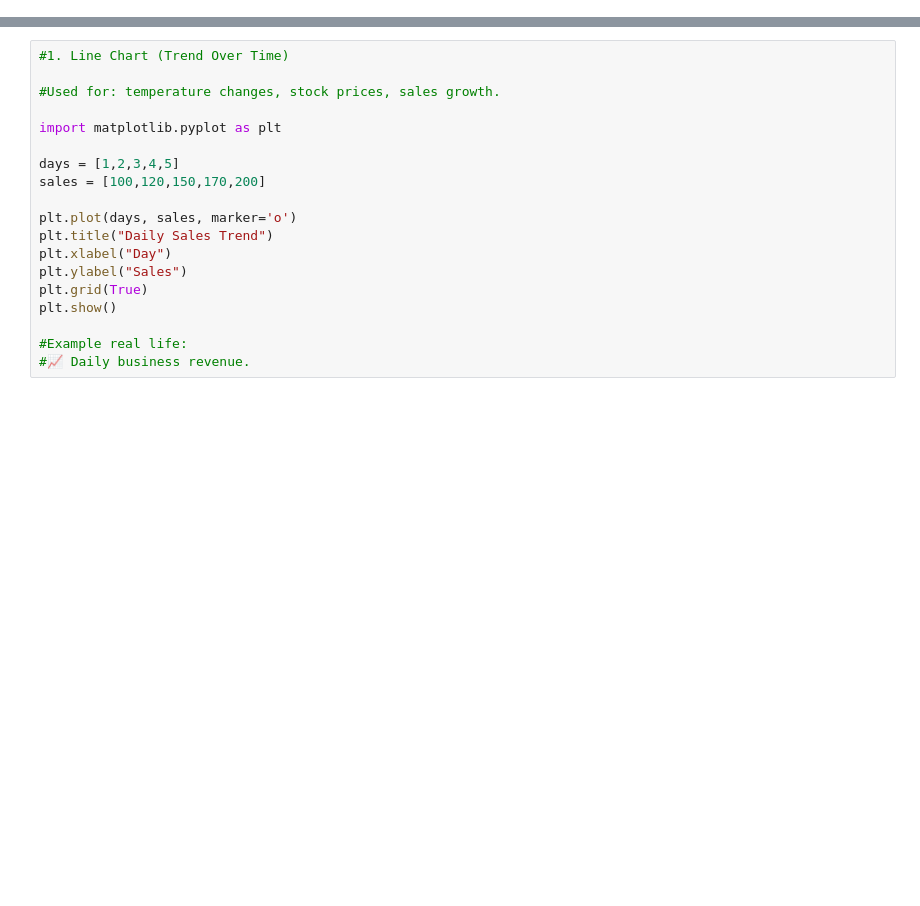
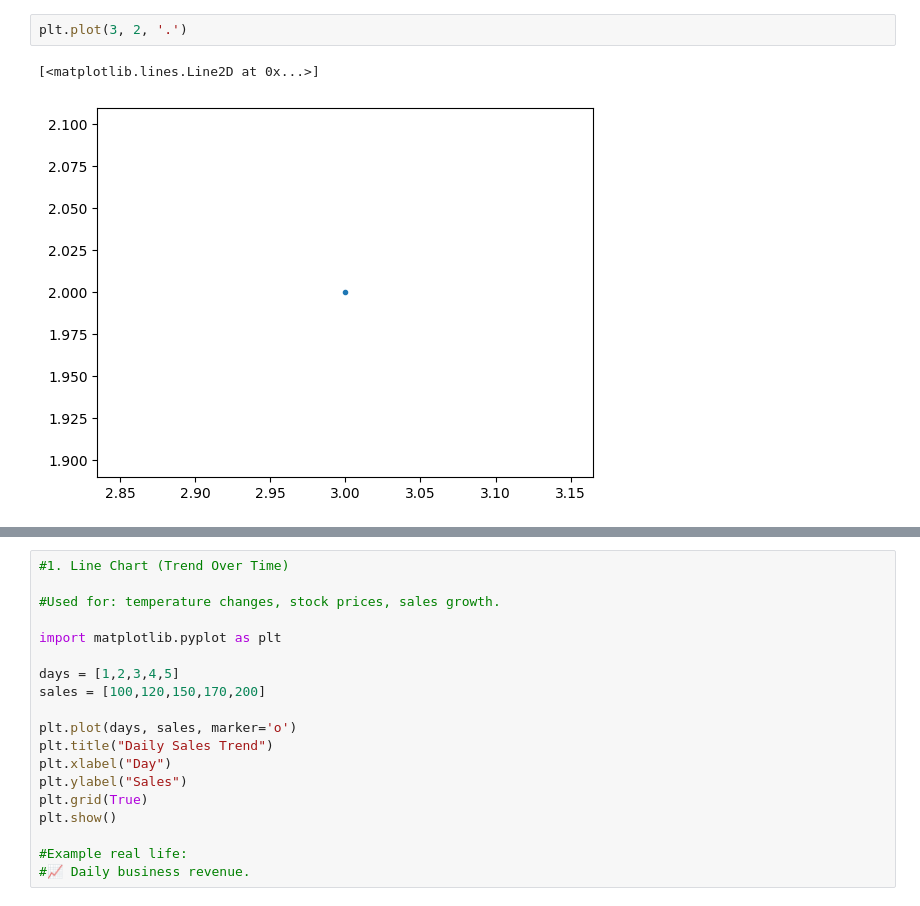
Before and after one commit to ModernAIisthefuture/Python-Tutorial, a Jupyter notebook: matplotlib operations.ipynb, the cells around one changed output, grey strips where cells are left out. Saved outputs shown, nothing was run; the diff lists cells and outputs as text; blank space fills up the shorter version.

```diff
--- a/matplotlib operations.ipynb
+++ b/matplotlib operations.ipynb
@@ -0,0 +37,5 @@
+# %%
+plt.plot(3, 2, '.')
+# %% [output]
+[<matplotlib.lines.Line2D at 0x...>]
+[figure, added]
```
Also changed, not shown: parts of 6 cells of this notebook.
